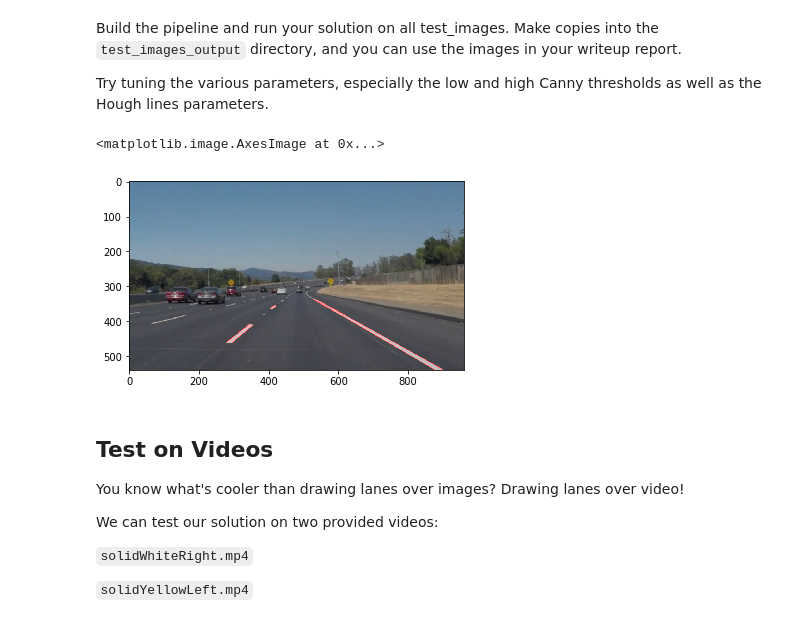
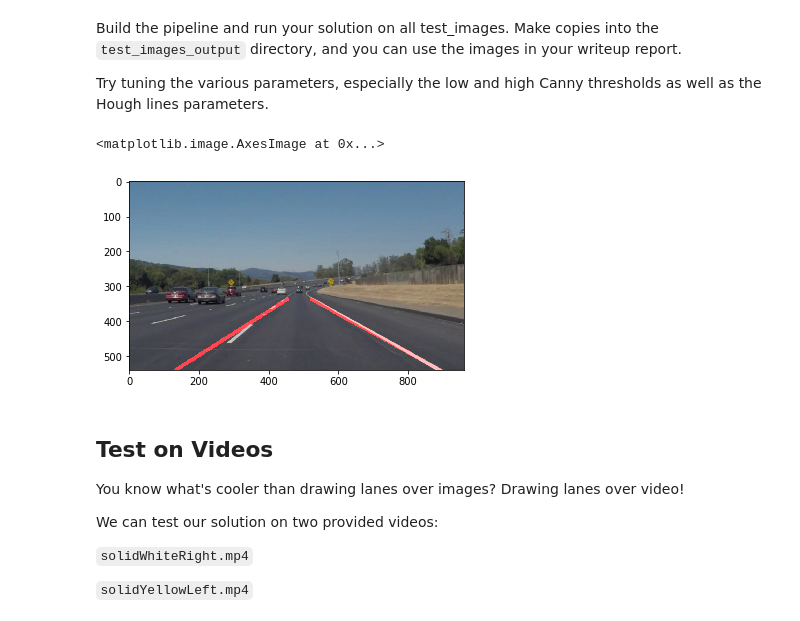
Before and after one commit to logicalelegance/udacity_car-lanes-p1, a Jupyter notebook: P1.ipynb, the cells around one changed output. Saved outputs shown, nothing was run; the diff lists cells and outputs as text; code cells hidden in the pictures.

```diff
--- a/P1.ipynb
+++ b/P1.ipynb
@@ -210,38 +255,41 @@ g_hough_theta = np.pi/180
 g_hough_thresh = 10
 g_hough_min_len = 10
 g_hough_min_gap = 10
 
 imshape = image.shape
 
+roi_top = imshape[0]/1.6
+roi_bottom = imshape[0]
+
 g_roi = np.array([[(0, imshape[0]),
-                  (imshape[1]/2.25, imshape[0]/1.6),
-                  ((imshape[1] - imshape[1]/2.25), imshape[0]/1.6),
+                  (imshape[1]/2.25, roi_top),
+                  ((imshape[1] - imshape[1]/2.25), roi_top),
                   (imshape[1], imshape[0])]], dtype=np.int32)
 # Stage 1, convert to grayscale
 monoImage = grayscale(image)
 
 # Stage 2, apply Gaussian blur to reduce high-frequency noise
 # and focus on large scale structures
 blurredMonoImage = gaussian_blur(monoImage, g_gaussian_kernel)
 
 # Stage 3, find egdes using Canny algorithm
 edges = canny(blurredMonoImage, g_canny_low, g_canny_hi)
 
 # Stage 4, apply ROI
 maskedEdges = region_of_interest(edges, g_roi)
 
 # Stage 5, Hough transfrom to find lane candidate lane lines
-houghImage = hough_lines(maskedEdges, g_hough_rho, g_hough_theta, g_hough_thresh, g_hough_min_len,
-                        g_hough_min_gap)
+houghImage = hough_lines_to_img(maskedEdges, g_hough_rho, g_hough_theta, g_hough_thresh, g_hough_min_len,
+                        g_hough_min_gap, extrapolate = True, minY = roi_top, maxY = roi_bottom)
 
 # Stage 6, overlay the rough Hough Transform output onto the main image
 # I've changed the weighting somewhat to allow the lines to be more apparent
 mergedImage = weighted_img(image, houghImage, 1, 0.8)
 
 plt.imshow(mergedImage)
 # %% [output]
 <matplotlib.image.AxesImage at 0x...>
-[figure, old version]
+[figure, new version]
 # %% [markdown]
 ## Test on Videos
 
```
Also changed, not shown: parts of 5 cells of this notebook.
